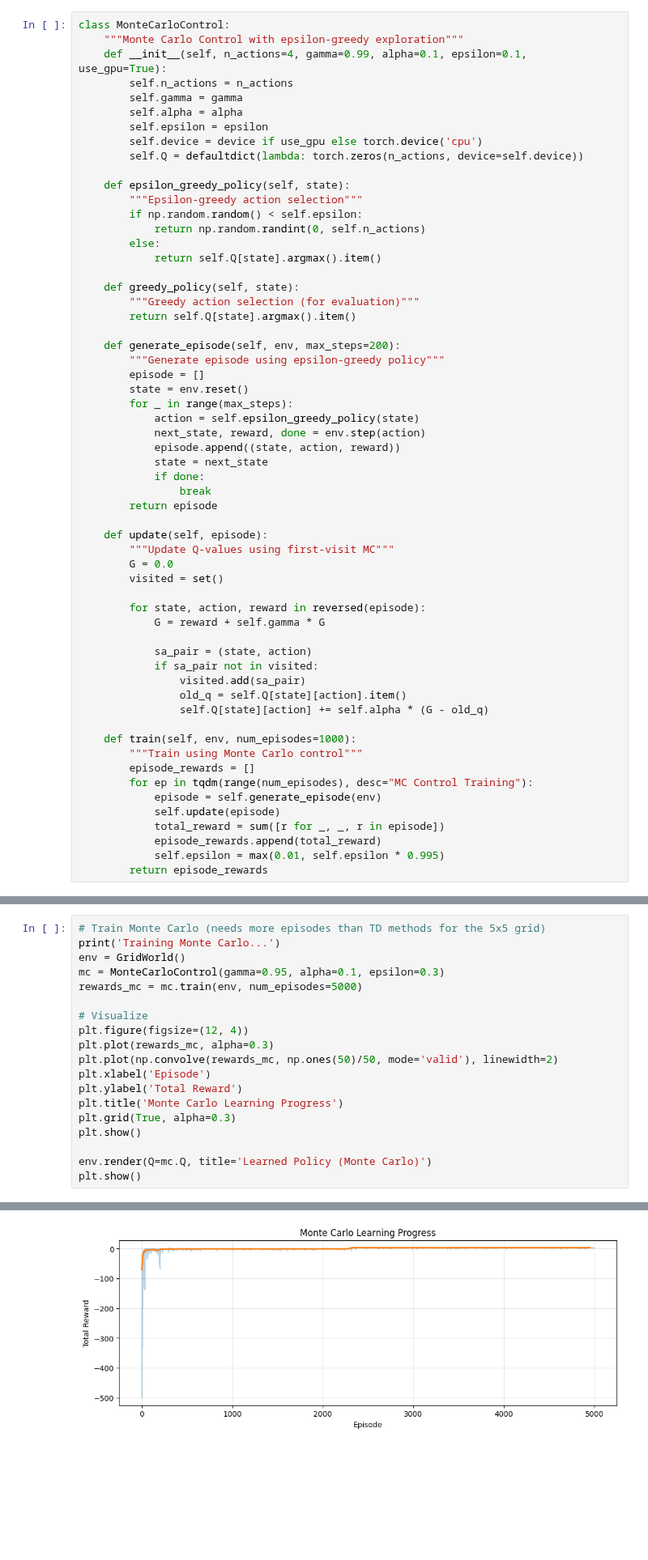
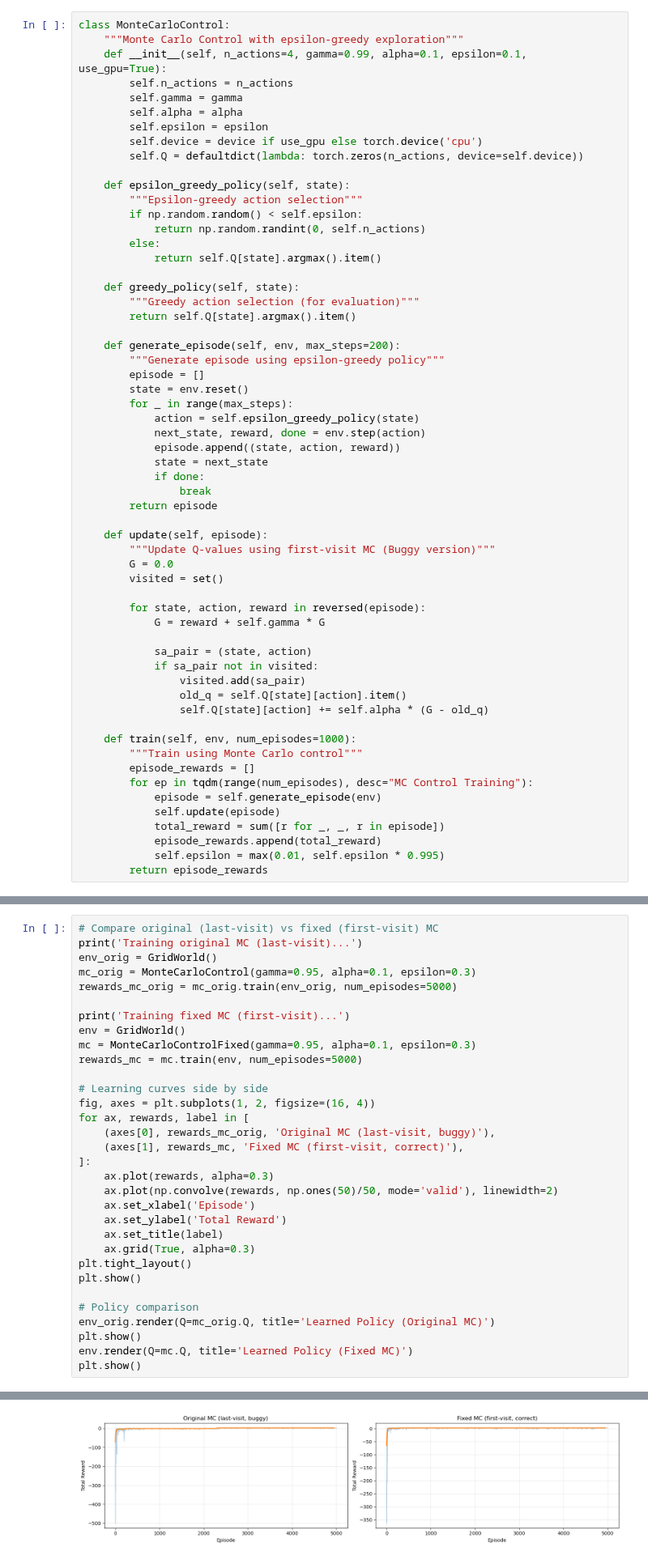
Before and after one commit to ilijabogunovic/rhine-ai, a Jupyter notebook: public/exercises/Exercise2_SOLUTION.ipynb, the cells around one changed output, grey strips where cells are left out. Shown at 81% size. Drawn from its saved outputs; the diff is of its cells as text; blank space fills up the shorter version.

```diff
--- a/public/exercises/Exercise2_SOLUTION.ipynb
+++ b/public/exercises/Exercise2_SOLUTION.ipynb
@@ -205,7 +207,7 @@ class MonteCarloControl:
         return episode
 
     def update(self, episode):
-        """Update Q-values using first-visit MC"""
+        """Update Q-values using first-visit MC (Buggy version)"""
         G = 0.0
         visited = set()
 
@@ -231,20 +260,33 @@ class MonteCarloControl:
 # %%
-# Train Monte Carlo (needs more episodes than TD methods for the 5x5 grid)
-print('Training Monte Carlo...')
+# Compare original (last-visit) vs fixed (first-visit) MC
+print('Training original MC (last-visit)...')
+env_orig = GridWorld()
+mc_orig = MonteCarloControl(gamma=0.95, alpha=0.1, epsilon=0.3)
+rewards_mc_orig = mc_orig.train(env_orig, num_episodes=5000)
+
+print('Training fixed MC (first-visit)...')
 env = GridWorld()
-mc = MonteCarloControl(gamma=0.95, alpha=0.1, epsilon=0.3)
+mc = MonteCarloControlFixed(gamma=0.95, alpha=0.1, epsilon=0.3)
 rewards_mc = mc.train(env, num_episodes=5000)
 
-# Visualize
-plt.figure(figsize=(12, 4))
-plt.plot(rewards_mc, alpha=0.3)
-plt.plot(np.convolve(rewards_mc, np.ones(50)/50, mode='valid'), linewidth=2)
-plt.xlabel('Episode')
-plt.ylabel('Total Reward')
-plt.title('Monte Carlo Learning Progress')
-plt.grid(True, alpha=0.3)
+# Learning curves side by side
+fig, axes = plt.subplots(1, 2, figsize=(16, 4))
+for ax, rewards, label in [
+    (axes[0], rewards_mc_orig, 'Original MC (last-visit, buggy)'),
+    (axes[1], rewards_mc, 'Fixed MC (first-visit, correct)'),
+]:
+    ax.plot(rewards, alpha=0.3)
+    ax.plot(np.convolve(rewards, np.ones(50)/50, mode='valid'), linewidth=2)
+    ax.set_xlabel('Episode')
+    ax.set_ylabel('Total Reward')
+    ax.set_title(label)
+    ax.grid(True, alpha=0.3)
+plt.tight_layout()
 plt.show()
 
-env.render(Q=mc.Q, title='Learned Policy (Monte Carlo)')
+# Policy comparison
+env_orig.render(Q=mc_orig.Q, title='Learned Policy (Original MC)')
 plt.show()
+env.render(Q=mc.Q, title='Learned Policy (Fixed MC)')
+plt.show()
 # %% [output]
@@ -252 +295 @@ Training Monte Carlo...
-[figure, old version]
+[figure, new version]
```
Also changed, not shown: parts of 17 cells of this notebook, 2 other files.
